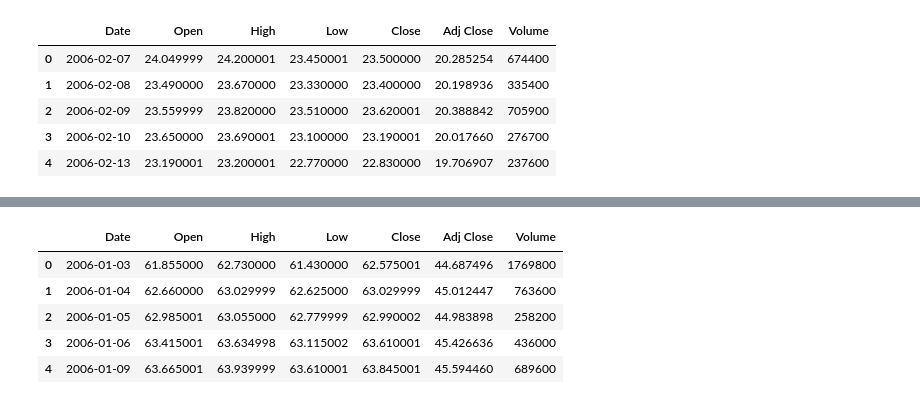
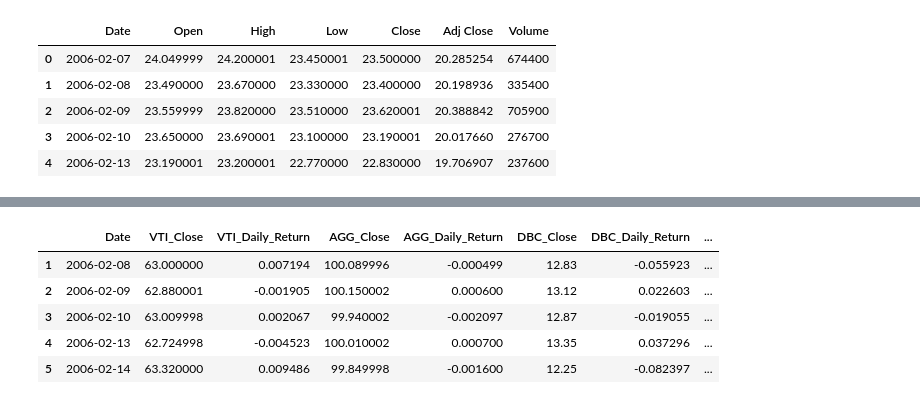
Before and after one commit to Arij-Chafter/Deep-Learning-for-Portfolio-Optimization, a Jupyter notebook: test_portfolio_optimization.ipynb, the cells around one changed output, grey strips where cells are left out. Saved outputs shown, nothing was run; the diff lists cells and outputs as text; code cells hidden in the pictures.

```diff
--- a/test_portfolio_optimization.ipynb
+++ b/test_portfolio_optimization.ipynb
@@ -17,6 +18,6 @@ Dataset preparation
 # %%
-#Import of four market indices: US total stock index (VTI), US aggregate bond index (AGG), US commodity index (DBC) and Volatility Index (VIX)
-AGG_DB = pd.read_csv("DataBase/AGG.csv", delimiter=",")
+#importation de quatre indices de marché : indice boursier total américain (VTI), indice obligataire agrégé américain (AGG), indice américain des matières premières (DBC) et indice de volatilité (VIX)
+AGG_DB = pd.read_csv("DataBase/AGG.csv", delimiter=",",parse_dates=["Date"])
 DBC_DB = pd.read_csv("DataBase/DBC.csv", delimiter=",")
 VIX_DB = pd.read_csv("DataBase/VIX.csv", delimiter=",")
 VTI_DB = pd.read_csv("DataBase/VTI.csv", delimiter=",")
@@ -49,0 +230,28 @@ VIX_DB.head()
+# %%
+#Vérifier la stationnarité des données à l'aide de tests statistiques
+#Augmented Dickey-Fuller test
+def ADF(df):
+    result = sm.tsa.stattools.adfuller(df)
+    print('ADF Statistic:', result[0])
+    print('p-value:', result[1])
+    print('Critical Values:')
+    for key, value in result[4].items():
+        print('\t%s: %.3f' % (key, value))
+
+# Liste des colonnes à tester
+columns_to_test_close = ['VTI_Close', 'AGG_Close', 'DBC_Close',  'VIX_Close']
+columns_to_test_Dailyreturn = [ 'VTI_Daily_Return','AGG_Daily_Return',  'DBC_Daily_Return', 'VIX_Daily_Return']
+
+# Appliquer la fonction ADF à chaque colonne
+
+print(f"Test de stationnarité Prix de cloture:")
+for column in columns_to_test_close:
+    print(f"Test de stationnarité pour la colonne {column}:")
+    ADF(portfolio_df[column])
+    print("\n" + "="*50 + "\n")
+
+print(f"Test de stationnarité rendement journalier:")
+for column in columns_to_test_Dailyreturn:
+    print(f"Test de stationnarité pour la colonne {column}:")
+    ADF(portfolio_df[column])
+    print("\n" + "="*50 + "\n")
@@ -49,0 +283,11 @@ VIX_DB.head()
+# %%
+# Appliquer la différenciation pour rendre les prix de clôture stationnaires
+# Colonnes à traiter
+close_columns = ['VTI_Close', 'AGG_Close', 'DBC_Close', 'VIX_Close']
+
+# Appliquer la différenciation à chaque colonne
+for column in close_columns:
+    portfolio_df[f'{column}_Stationary'] = portfolio_df[column].diff().dropna()
+
+# Afficher les 5 premières lignes du résultat
+print(portfolio_df[['Date'] + [f'{column}_Stationary' for column in close_columns]].head())
@@ -50,9 +328,9 @@ VIX_DB.head()
 # %%
-VTI_DB.head()
+portfolio_df.head()
 # %% [output]
-|  | Date | Open | High | Low | Close | Adj Close | Volume |
-| 0 | 2006-01-03 | 61.855000 | 62.730000 | 61.430000 | 62.575001 | 44.687496 | 1769800 |
-| 1 | 2006-01-04 | 62.660000 | 63.029999 | 62.625000 | 63.029999 | 45.012447 | 763600 |
-| 2 | 2006-01-05 | 62.985001 | 63.055000 | 62.779999 | 62.990002 | 44.983898 | 258200 |
-| 3 | 2006-01-06 | 63.415001 | 63.634998 | 63.115002 | 63.610001 | 45.426636 | 436000 |
-| 4 | 2006-01-09 | 63.665001 | 63.939999 | 63.610001 | 63.845001 | 45.594460 | 689600 |
+|  | Date | VTI_Close | VTI_Daily_Return | AGG_Close | AGG_Daily_Return | DBC_Close | DBC_Daily_Return | ... |
+| 1 | 2006-02-08 | 63.000000 | 0.007194 | 100.089996 | -0.000499 | 12.83 | -0.055923 | ... |
+| 2 | 2006-02-09 | 62.880001 | -0.001905 | 100.150002 | 0.000600 | 13.12 | 0.022603 | ... |
+| 3 | 2006-02-10 | 63.009998 | 0.002067 | 99.940002 | -0.002097 | 12.87 | -0.019055 | ... |
+| 4 | 2006-02-13 | 62.724998 | -0.004523 | 100.010002 | 0.000700 | 13.35 | 0.037296 | ... |
+| 5 | 2006-02-14 | 63.320000 | 0.009486 | 99.849998 | -0.001600 | 12.25 | -0.082397 | ... |
```
Also changed, not shown: parts of 42 cells of this notebook.
